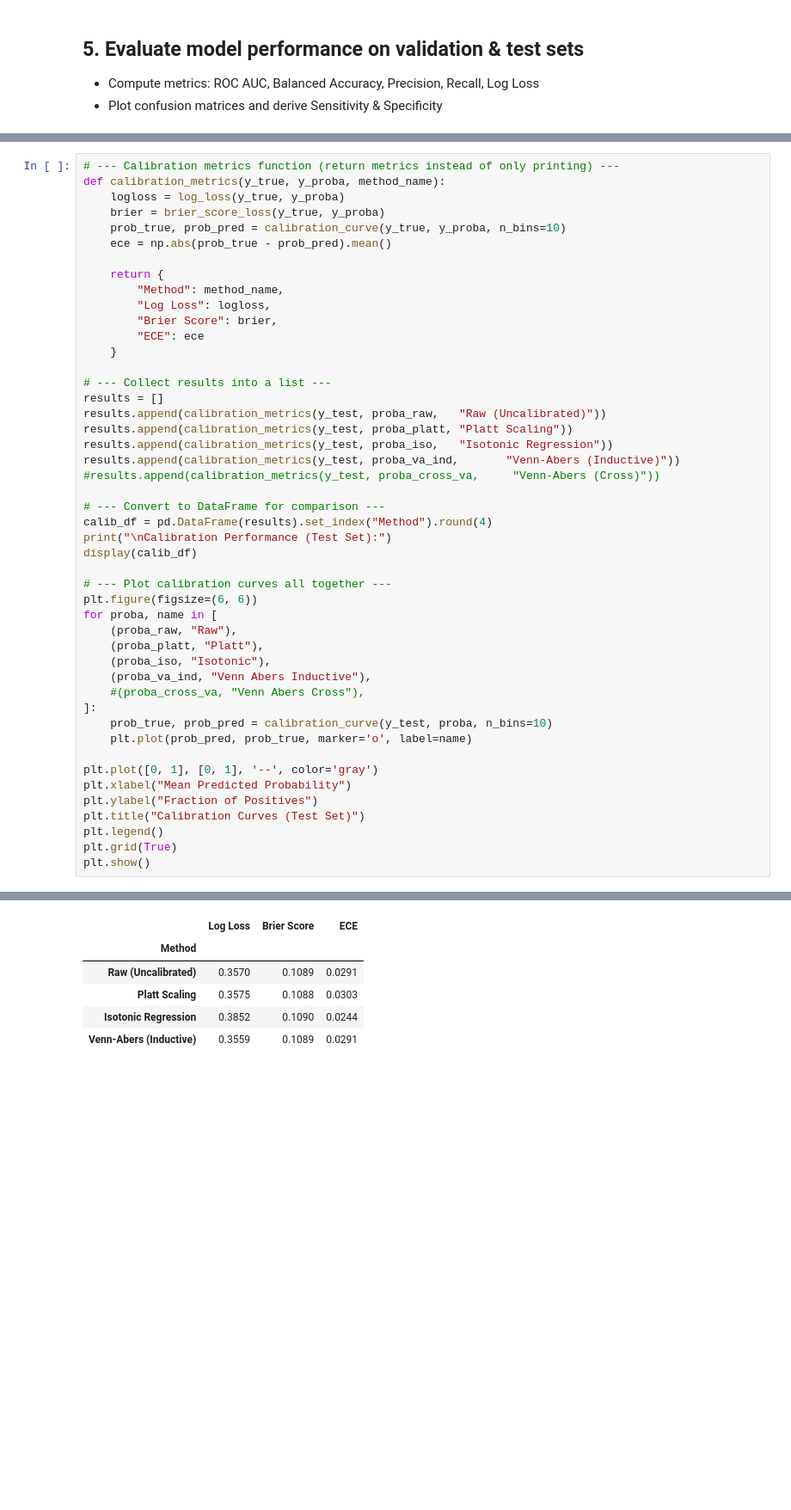
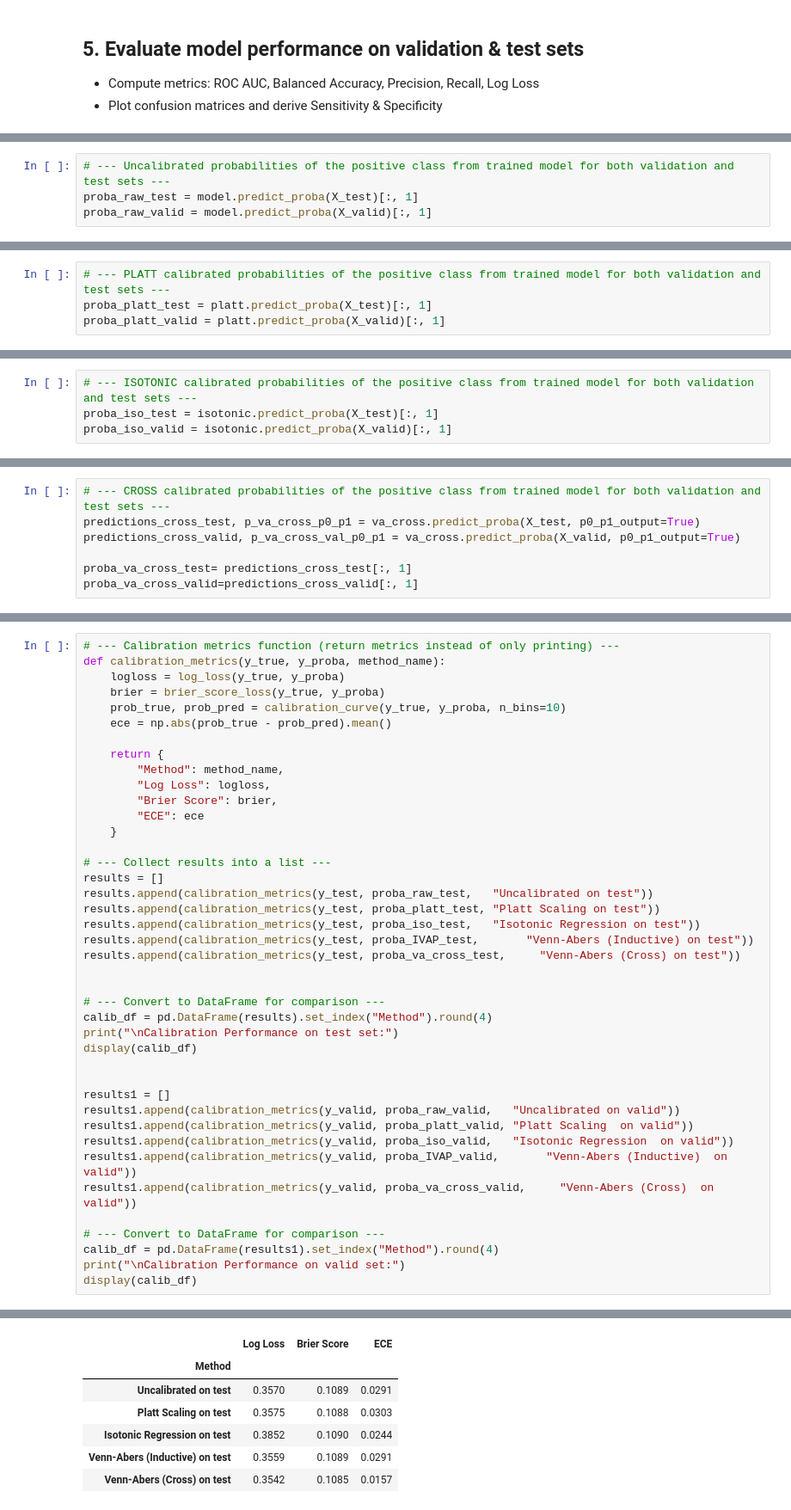
Before and after one commit to sandrokhizanishvili/Credit-Risk-Model-Calibration, a Jupyter notebook: logistic_regression.ipynb, the cells around one changed output, grey strips where cells are left out. Shown at 86% size. Saved outputs shown, nothing was run; the diff lists cells and outputs as text; blank space fills up the shorter version.

```diff
--- a/logistic_regression.ipynb
+++ b/logistic_regression.ipynb
@@ -203,0 +238,4 @@ Finally, calibrated probabilities are saved alongside raw outputs for reporting
+# %%
+# --- Uncalibrated probabilities of the positive class from trained model for both validation and test sets ---
+proba_raw_test = model.predict_proba(X_test)[:, 1]
+proba_raw_valid = model.predict_proba(X_valid)[:, 1]
@@ -203,0 +253,4 @@ Finally, calibrated probabilities are saved alongside raw outputs for reporting
+# %%
+# --- PLATT calibrated probabilities of the positive class from trained model for both validation and test sets ---
+proba_platt_test = platt.predict_proba(X_test)[:, 1]
+proba_platt_valid = platt.predict_proba(X_valid)[:, 1]
@@ -203,0 +269,4 @@ Finally, calibrated probabilities are saved alongside raw outputs for reporting
+# %%
+# --- ISOTONIC calibrated probabilities of the positive class from trained model for both validation and test sets ---
+proba_iso_test = isotonic.predict_proba(X_test)[:, 1]
+proba_iso_valid = isotonic.predict_proba(X_valid)[:, 1]
@@ -302,0 +342,7 @@ p_va_cross_p0_p1[0].shape
+# %%
+# --- CROSS calibrated probabilities of the positive class from trained model for both validation and test sets ---
+predictions_cross_test, p_va_cross_p0_p1 = va_cross.predict_proba(X_test, p0_p1_output=True)
+predictions_cross_valid, p_va_cross_val_p0_p1 = va_cross.predict_proba(X_valid, p0_p1_output=True)
+
+proba_va_cross_test= predictions_cross_test[:, 1]
+proba_va_cross_valid=predictions_cross_valid[:, 1]
@@ -317,34 +381,28 @@ def calibration_metrics(y_true, y_proba, method_name):
 
 # --- Collect results into a list ---
 results = []
-results.append(calibration_metrics(y_test, proba_raw,   "Raw (Uncalibrated)"))
-results.append(calibration_metrics(y_test, proba_platt, "Platt Scaling"))
-results.append(calibration_metrics(y_test, proba_iso,   "Isotonic Regression"))
-results.append(calibration_metrics(y_test, proba_va_ind,       "Venn-Abers (Inductive)"))
-#results.append(calibration_metrics(y_test, proba_cross_va,     "Venn-Abers (Cross)"))
+results.append(calibration_metrics(y_test, proba_raw_test,   "Uncalibrated on test"))
+results.append(calibration_metrics(y_test, proba_platt_test, "Platt Scaling on test"))
+results.append(calibration_metrics(y_test, proba_iso_test,   "Isotonic Regression on test"))
+results.append(calibration_metrics(y_test, proba_IVAP_test,       "Venn-Abers (Inductive) on test"))
+results.append(calibration_metrics(y_test, proba_va_cross_test,     "Venn-Abers (Cross) on test"))
+
 
 # --- Convert to DataFrame for comparison ---
 calib_df = pd.DataFrame(results).set_index("Method").round(4)
-print("\nCalibration Performance (Test Set):")
+print("\nCalibration Performance on test set:")
 display(calib_df)
 
-# --- Plot calibration curves all together ---
-plt.figure(figsize=(6, 6))
-for proba, name in [
-    (proba_raw, "Raw"),
-    (proba_platt, "Platt"),
-    (proba_iso, "Isotonic"),
-    (proba_va_ind, "Venn Abers Inductive"),
-    #(proba_cross_va, "Venn Abers Cross"),
-]:
-    prob_true, prob_pred = calibration_curve(y_test, proba, n_bins=10)
-    plt.plot(prob_pred, prob_true, marker='o', label=name)
 
-plt.plot([0, 1], [0, 1], '--', color='gray')
-plt.xlabel("Mean Predicted Probability")
-plt.ylabel("Fraction of Positives")
-plt.title("Calibration Curves (Test Set)")
-plt.legend()
-plt.grid(True)
-plt.show()
+results1 = []
+results1.append(calibration_metrics(y_valid, proba_raw_valid,   "Uncalibrated on valid"))
+results1.append(calibration_metrics(y_valid, proba_platt_valid, "Platt Scaling  on valid"))
+results1.append(calibration_metrics(y_valid, proba_iso_valid,   "Isotonic Regression  on valid"))
+results1.append(calibration_metrics(y_valid, proba_IVAP_valid,       "Venn-Abers (Inductive)  on valid"))
+results1.append(calibration_metrics(y_valid, proba_va_cross_valid,     "Venn-Abers (Cross)  on valid"))
+
+# --- Convert to DataFrame for comparison ---
+calib_df = pd.DataFrame(results1).set_index("Method").round(4)
+print("\nCalibration Performance on valid set:")
+display(calib_df)
 # %% [output]
@@ -352,6 +410,7 @@ Calibration Performance (Test Set):
 |  | Log Loss | Brier Score | ECE |
 | Method |  |  |  |
-| Raw (Uncalibrated) | 0.3570 | 0.1089 | 0.0291 |
-| Platt Scaling | 0.3575 | 0.1088 | 0.0303 |
-| Isotonic Regression | 0.3852 | 0.1090 | 0.0244 |
-| Venn-Abers (Inductive) | 0.3559 | 0.1089 | 0.0291 |
+| Uncalibrated on test | 0.3570 | 0.1089 | 0.0291 |
+| Platt Scaling on test | 0.3575 | 0.1088 | 0.0303 |
+| Isotonic Regression on test | 0.3852 | 0.1090 | 0.0244 |
+| Venn-Abers (Inductive) on test | 0.3559 | 0.1089 | 0.0291 |
+| Venn-Abers (Cross) on test | 0.3542 | 0.1085 | 0.0157 |
```
Also changed, not shown: parts of 39 cells of this notebook, 10 other files.
